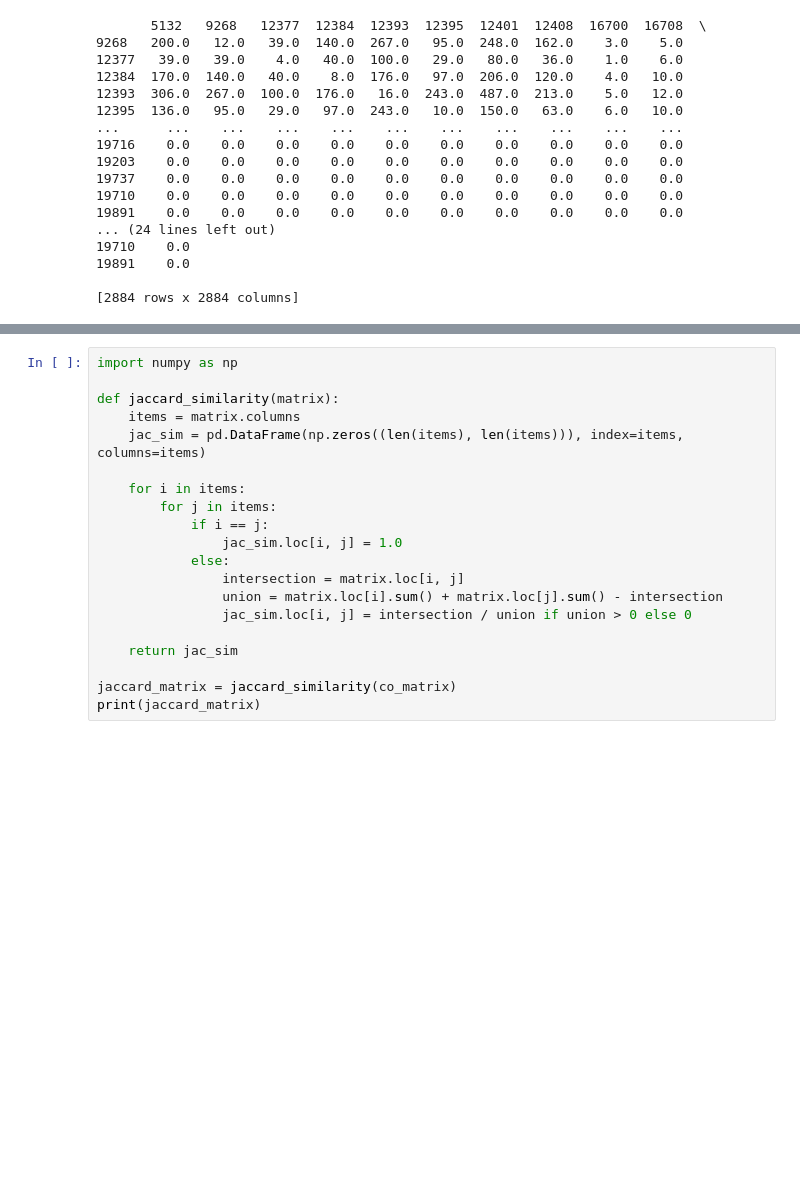
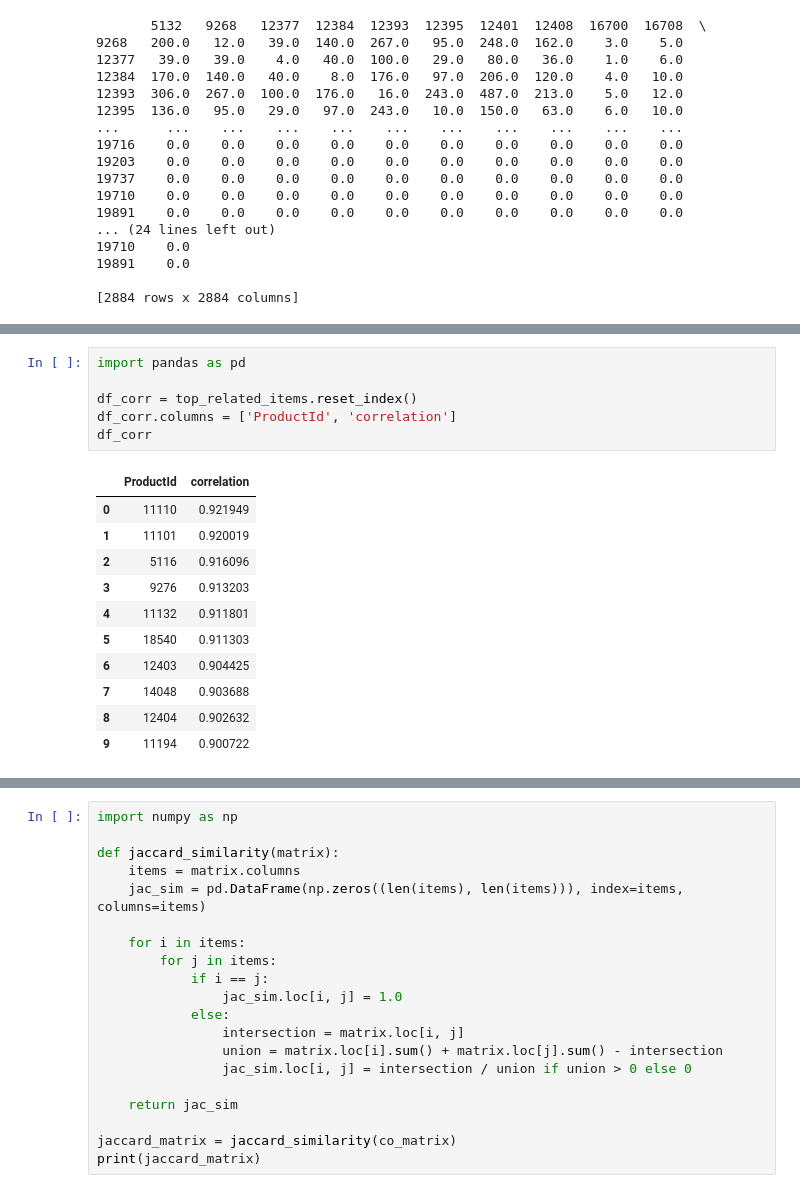
Before and after one commit to AliAkbariAlashti/Machine-learning, a Jupyter notebook: recommendation-system/befoys-cs.ipynb, the cells around one changed output, grey strips where cells are left out. Drawn from its saved outputs; the diff is of its cells as text; blank space fills up the shorter version.

```diff
--- a/recommendation-system/befoys-cs.ipynb
+++ b/recommendation-system/befoys-cs.ipynb
@@ -104,0 +131,18 @@ print(co_matrix)
+# %%
+import pandas as pd
+
+df_corr = top_related_items.reset_index()
+df_corr.columns = ['ProductId', 'correlation']
+df_corr
+# %% [output]
+|  | ProductId | correlation |
+| 0 | 11110 | 0.921949 |
+| 1 | 11101 | 0.920019 |
+| 2 | 5116 | 0.916096 |
+| 3 | 9276 | 0.913203 |
+| 4 | 11132 | 0.911801 |
+| 5 | 18540 | 0.911303 |
+| 6 | 12403 | 0.904425 |
+| 7 | 14048 | 0.903688 |
+| 8 | 12404 | 0.902632 |
+| 9 | 11194 | 0.900722 |
```
Also changed, not shown: parts of 20 cells of this notebook.
